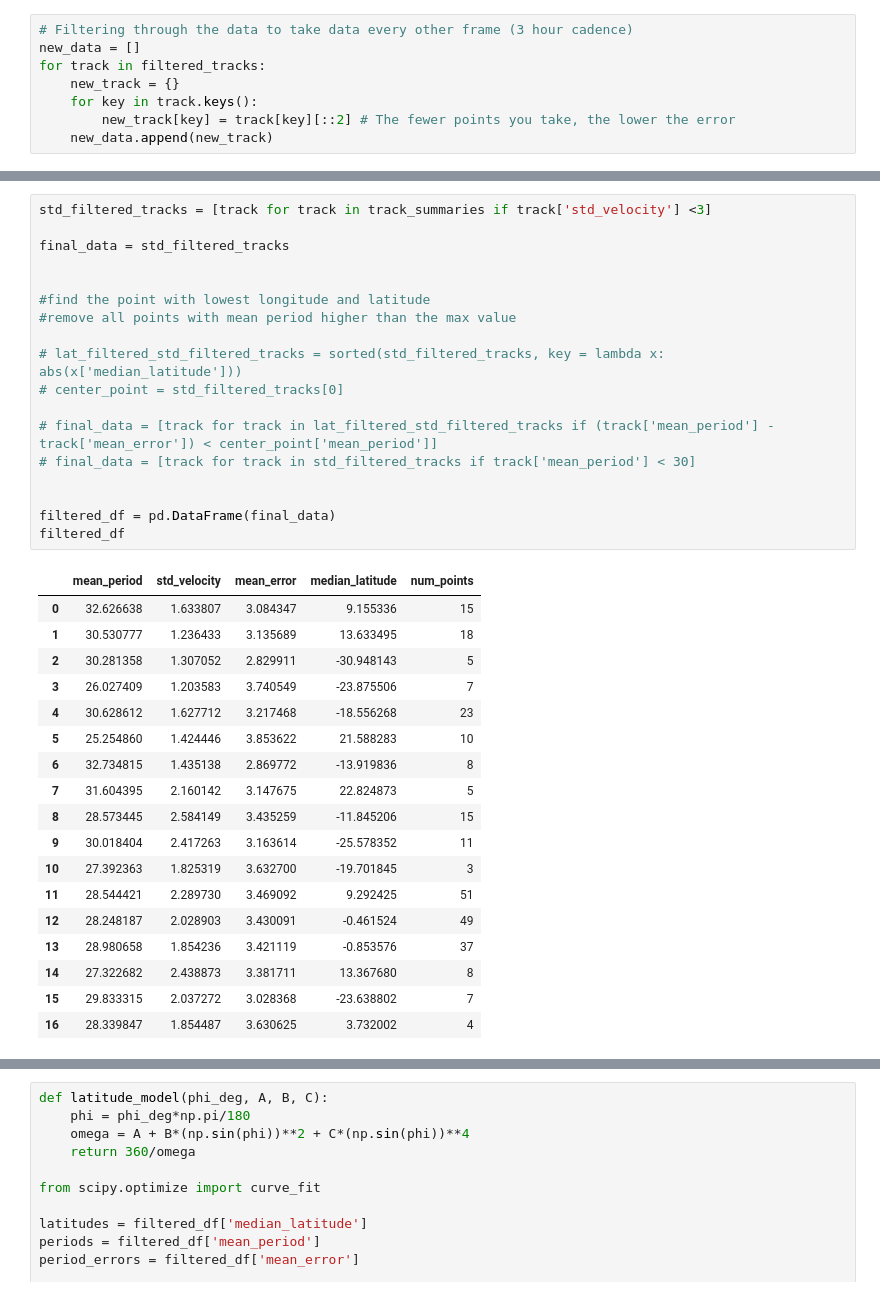
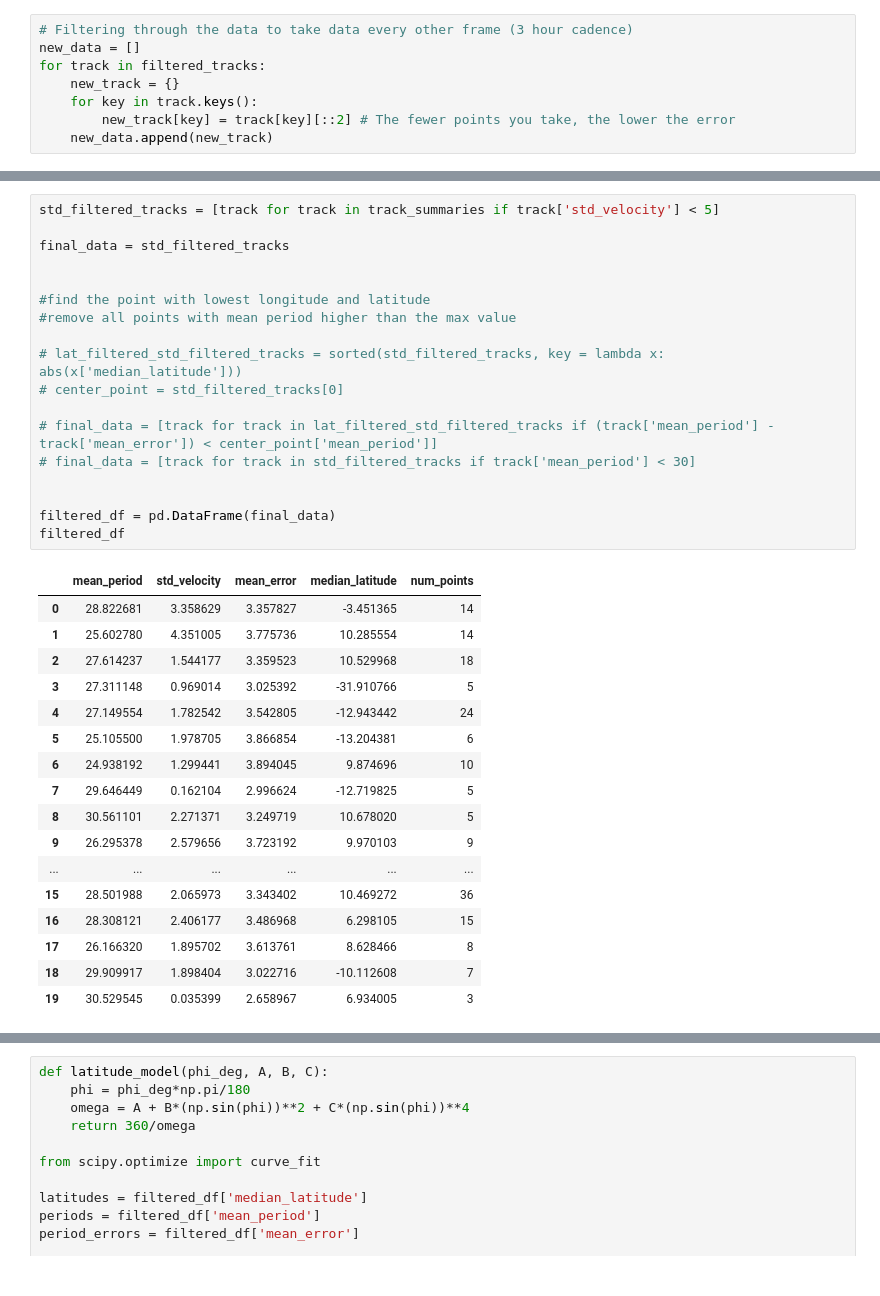
Before and after one commit to Joseph-Khoury/MQE_env, a Jupyter notebook: DML/solar_rotation_from_data/SOHO_analysis.ipynb, the cells around one changed output, grey strips where cells are left out. Drawn from its saved outputs; the diff is of its cells as text.

```diff
--- a/DML/solar_rotation_from_data/SOHO_analysis.ipynb
+++ b/DML/solar_rotation_from_data/SOHO_analysis.ipynb
@@ -370,40 +349,39 @@ summary_df
 # %%
-std_filtered_tracks = [track for track in track_summaries if track['std_velocity'] <3]
+std_filtered_tracks = [track for track in track_summaries if track['std_velocity'] < 5]
 
 final_data = std_filtered_tracks
 
 
 #find the point with lowest longitude and latitude
 #remove all points with mean period higher than the max value
 
 # lat_filtered_std_filtered_tracks = sorted(std_filtered_tracks, key = lambda x: abs(x['median_latitude']))
 # center_point = std_filtered_tracks[0]
 
 # final_data = [track for track in lat_filtered_std_filtered_tracks if (track['mean_period'] - track['mean_error']) < center_point['mean_period']]
 # final_data = [track for track in std_filtered_tracks if track['mean_period'] < 30]
 
 
 filtered_df = pd.DataFrame(final_data)
 filtered_df
 # %% [output]
 |  | mean_period | std_velocity | mean_error | median_latitude | num_points |
-| 0 | 32.626638 | 1.633807 | 3.084347 | 9.155336 | 15 |
-| 1 | 30.530777 | 1.236433 | 3.135689 | 13.633495 | 18 |
-| 2 | 30.281358 | 1.307052 | 2.829911 | -30.948143 | 5 |
-| 3 | 26.027409 | 1.203583 | 3.740549 | -23.875506 | 7 |
-| 4 | 30.628612 | 1.627712 | 3.217468 | -18.556268 | 23 |
-| 5 | 25.254860 | 1.424446 | 3.853622 | 21.588283 | 10 |
-| 6 | 32.734815 | 1.435138 | 2.869772 | -13.919836 | 8 |
-| 7 | 31.604395 | 2.160142 | 3.147675 | 22.824873 | 5 |
-| 8 | 28.573445 | 2.584149 | 3.435259 | -11.845206 | 15 |
-| 9 | 30.018404 | 2.417263 | 3.163614 | -25.578352 | 11 |
-| 10 | 27.392363 | 1.825319 | 3.632700 | -19.701845 | 3 |
-| 11 | 28.544421 | 2.289730 | 3.469092 | 9.292425 | 51 |
-| 12 | 28.248187 | 2.028903 | 3.430091 | -0.461524 | 49 |
-| 13 | 28.980658 | 1.854236 | 3.421119 | -0.853576 | 37 |
-| 14 | 27.322682 | 2.438873 | 3.381711 | 13.367680 | 8 |
-| 15 | 29.833315 | 2.037272 | 3.028368 | -23.638802 | 7 |
-| 16 | 28.339847 | 1.854487 | 3.630625 | 3.732002 | 4 |
+| 0 | 28.822681 | 3.358629 | 3.357827 | -3.451365 | 14 |
+| 1 | 25.602780 | 4.351005 | 3.775736 | 10.285554 | 14 |
+| 2 | 27.614237 | 1.544177 | 3.359523 | 10.529968 | 18 |
+| 3 | 27.311148 | 0.969014 | 3.025392 | -31.910766 | 5 |
+| 4 | 27.149554 | 1.782542 | 3.542805 | -12.943442 | 24 |
+| 5 | 25.105500 | 1.978705 | 3.866854 | -13.204381 | 6 |
+| 6 | 24.938192 | 1.299441 | 3.894045 | 9.874696 | 10 |
+| 7 | 29.646449 | 0.162104 | 2.996624 | -12.719825 | 5 |
+| 8 | 30.561101 | 2.271371 | 3.249719 | 10.678020 | 5 |
+| 9 | 26.295378 | 2.579656 | 3.723192 | 9.970103 | 9 |
+| ... | ... | ... | ... | ... | ... |
+| 15 | 28.501988 | 2.065973 | 3.343402 | 10.469272 | 36 |
+| 16 | 28.308121 | 2.406177 | 3.486968 | 6.298105 | 15 |
+| 17 | 26.166320 | 1.895702 | 3.613761 | 8.628466 | 8 |
+| 18 | 29.909917 | 1.898404 | 3.022716 | -10.112608 | 7 |
+| 19 | 30.529545 | 0.035399 | 2.658967 | 6.934005 | 3 |
 # %%
 # Plot mean velocity vs median latitude with error bars
 fig, ax = plt.subplots(figsize=(10, 6))
```
Also changed, not shown: parts of 16 cells of this notebook, 9 other files.
